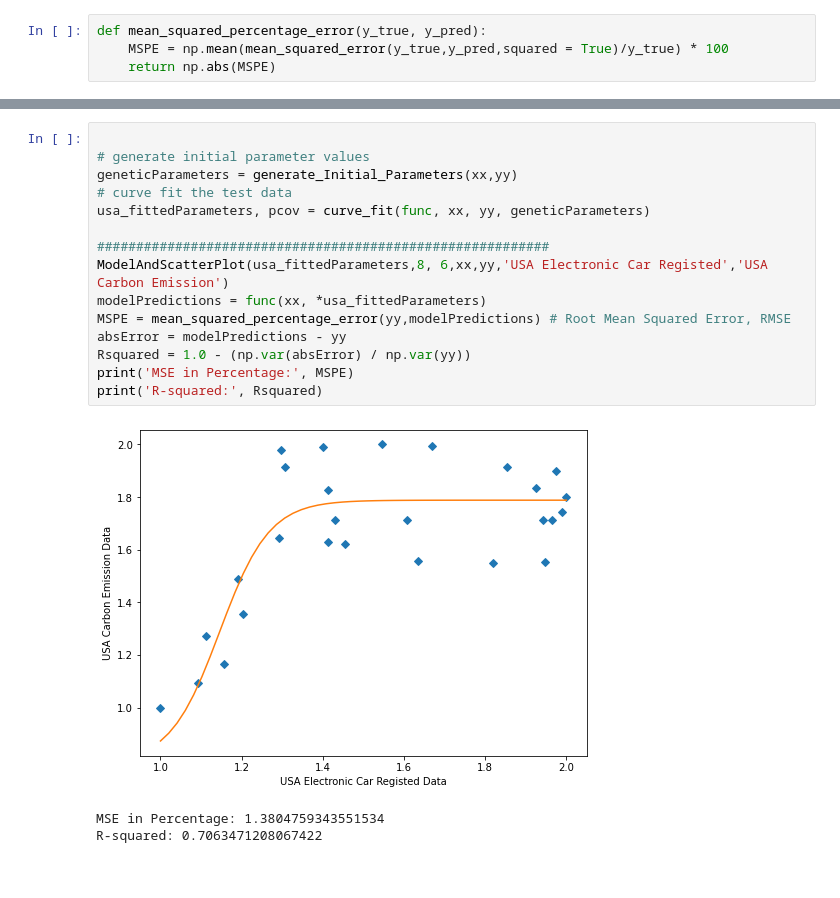
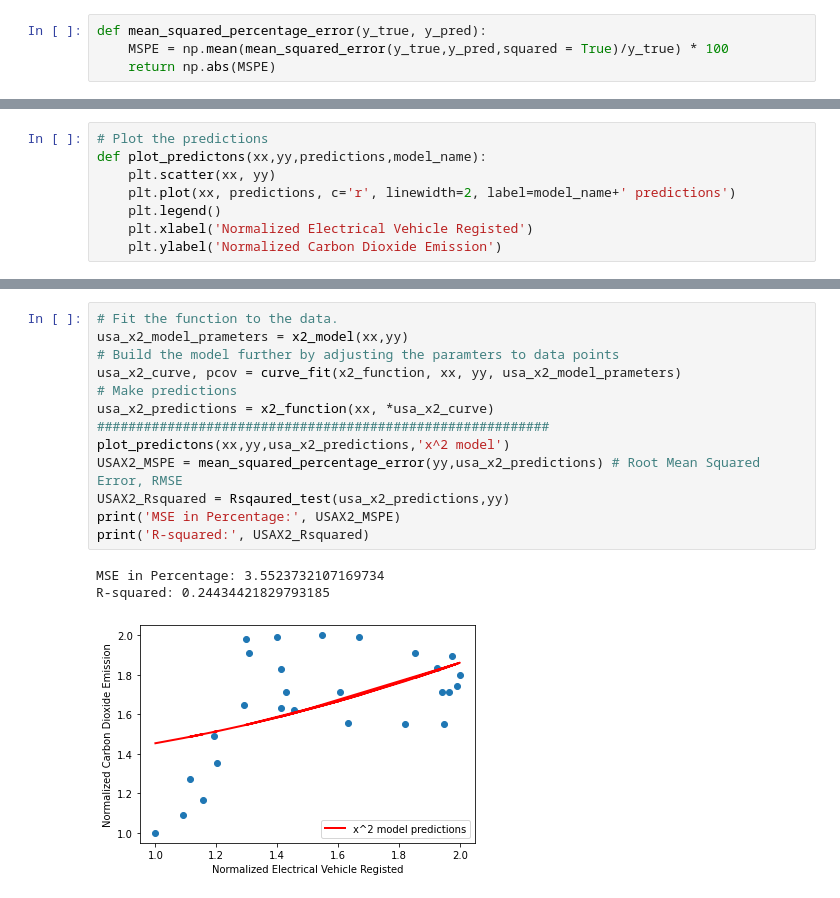
Before and after one commit to IsaacJohnEvans/EV_affect_on_emissions, a Jupyter notebook: Linear_regression_correlation_study_eric.ipynb, the cells around one changed output, grey strips where cells are left out. Saved outputs shown, nothing was run; the diff lists cells and outputs as text.

Commit message:
update the NLR model to 3 model functions

```diff
--- a/Linear_regression_correlation_study_eric.ipynb
+++ b/Linear_regression_correlation_study_eric.ipynb
@@ -217,0 +241,8 @@ yy = yy[0]
+# %%
+# Plot the predictions
+def plot_predictons(xx,yy,predictions,model_name):
+    plt.scatter(xx, yy)
+    plt.plot(xx, predictions, c='r', linewidth=2, label=model_name+' predictions')
+    plt.legend()
+    plt.xlabel('Normalized Electrical Vehicle Registed')
+    plt.ylabel('Normalized Carbon Dioxide Emission')
@@ -218,19 +257,17 @@ yy = yy[0]
 # %%
-
-# generate initial parameter values
-geneticParameters = generate_Initial_Parameters(xx,yy)
-# curve fit the test data
-usa_fittedParameters, pcov = curve_fit(func, xx, yy, geneticParameters)
-
+# Fit the function to the data.
+usa_x2_model_prameters = x2_model(xx,yy)
+# Build the model further by adjusting the paramters to data points
+usa_x2_curve, pcov = curve_fit(x2_function, xx, yy, usa_x2_model_prameters)
+# Make predictions
+usa_x2_predictions = x2_function(xx, *usa_x2_curve)
 ##########################################################
-ModelAndScatterPlot(usa_fittedParameters,8, 6,xx,yy,'USA Electronic Car Registed','USA Carbon Emission')
-modelPredictions = func(xx, *usa_fittedParameters)
-MSPE = mean_squared_percentage_error(yy,modelPredictions) # Root Mean Squared Error, RMSE
-absError = modelPredictions - yy
-Rsquared = 1.0 - (np.var(absError) / np.var(yy))
-print('MSE in Percentage:', MSPE)
-print('R-squared:', Rsquared)
+plot_predictons(xx,yy,usa_x2_predictions,'x^2 model')
+USAX2_MSPE = mean_squared_percentage_error(yy,usa_x2_predictions) # Root Mean Squared Error, RMSE
+USAX2_Rsquared = Rsqaured_test(usa_x2_predictions,yy)
+print('MSE in Percentage:', USAX2_MSPE)
+print('R-squared:', USAX2_Rsquared)
 # %% [output]
+MSE in Percentage: 3.5523732107169734
+R-squared: 0.24434421829793185
-[figure, old version]
+[figure, new version]
-MSE in Percentage: 1.3804759343551534
-R-squared: 0.7063471208067422
```
Also changed, not shown: parts of 15 cells of this notebook.
